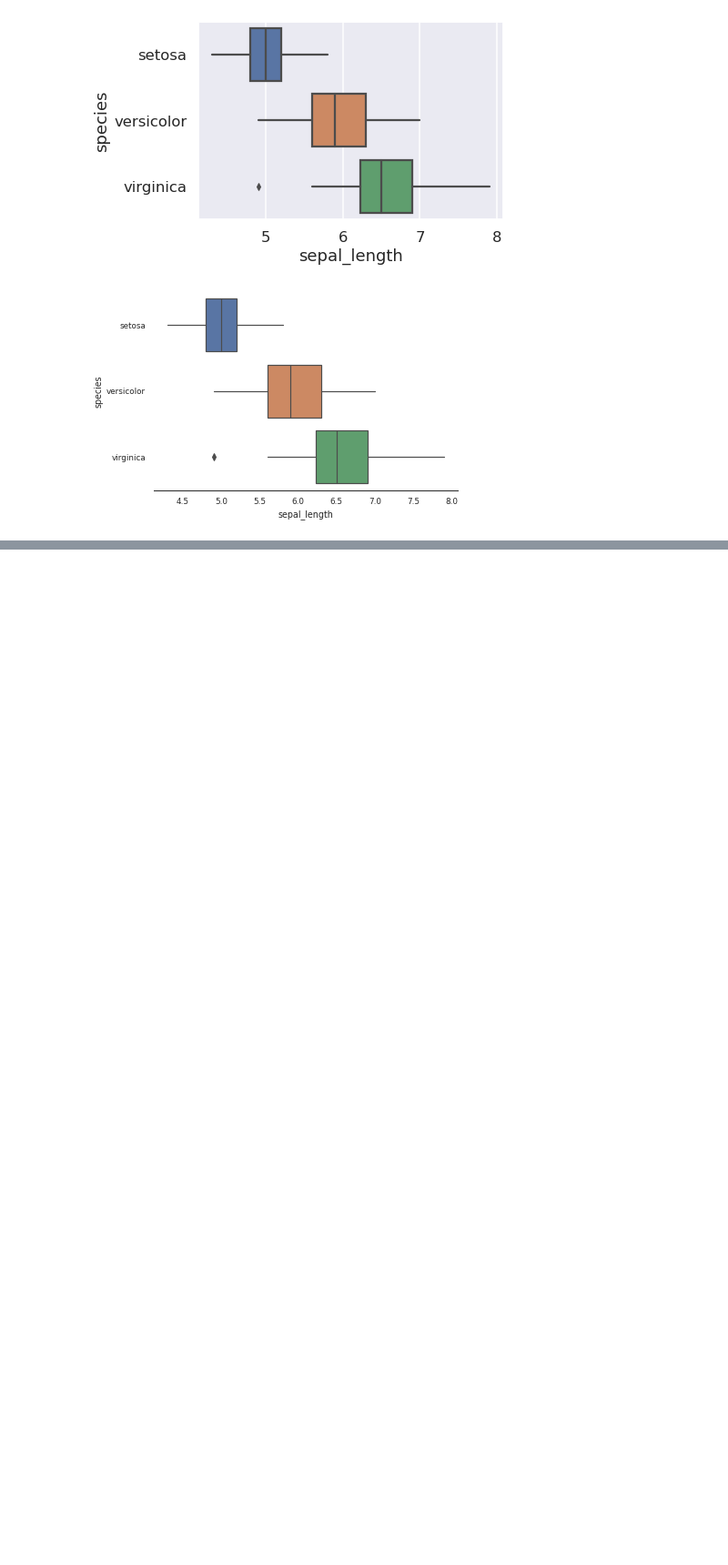
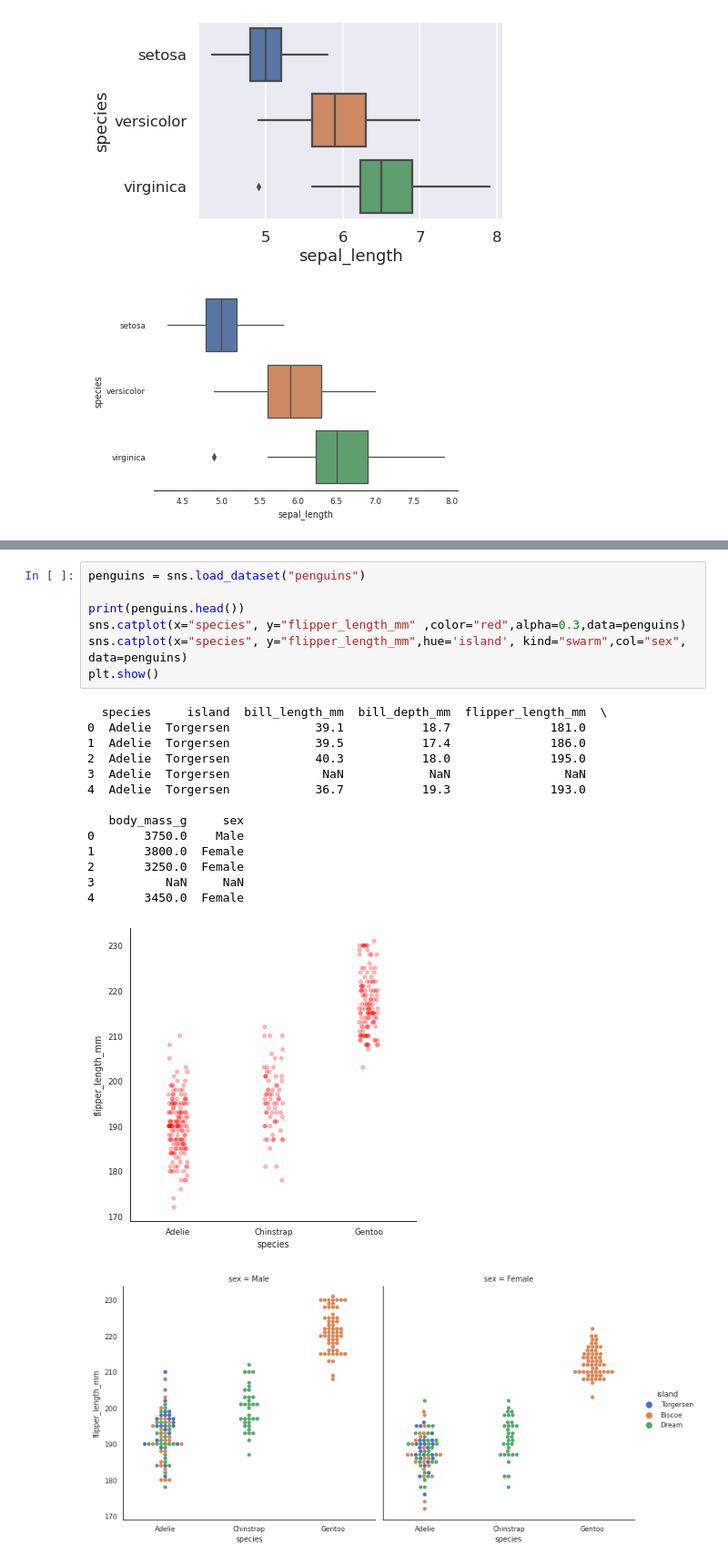
Before and after one commit to ZheFrench/Qbio, a Jupyter notebook: Module1.ipynb, the cells around one changed output, grey strips where cells are left out. Shown: that part at 91% size. Saved outputs shown, nothing was run; the diff lists cells and outputs as text; blank space fills up the shorter version.

```diff
--- a/Module1.ipynb
+++ b/Module1.ipynb
@@ -128,3 +236,26 @@ plt.show()
+# %%
+penguins = sns.load_dataset("penguins")
+
+print(penguins.head())
+sns.catplot(x="species", y="flipper_length_mm" ,color="red",alpha=0.3,data=penguins)
+sns.catplot(x="species", y="flipper_length_mm",hue='island', kind="swarm",col="sex", data=penguins)
+plt.show()
+# %% [output]
+  species     island  bill_length_mm  bill_depth_mm  flipper_length_mm  \
+0  Adelie  Torgersen            39.1           18.7              181.0
+1  Adelie  Torgersen            39.5           17.4              186.0
+2  Adelie  Torgersen            40.3           18.0              195.0
+3  Adelie  Torgersen             NaN            NaN                NaN
+4  Adelie  Torgersen            36.7           19.3              193.0
+
+   body_mass_g     sex
+0       3750.0    Male
+1       3800.0  Female
+2       3250.0  Female
+3          NaN     NaN
+4       3450.0  Female
+[figure, added]
+[figure, added]
 # %% [markdown]
 ___
 
```
Also changed, not shown: parts of 15 cells of this notebook, 15 other files.
